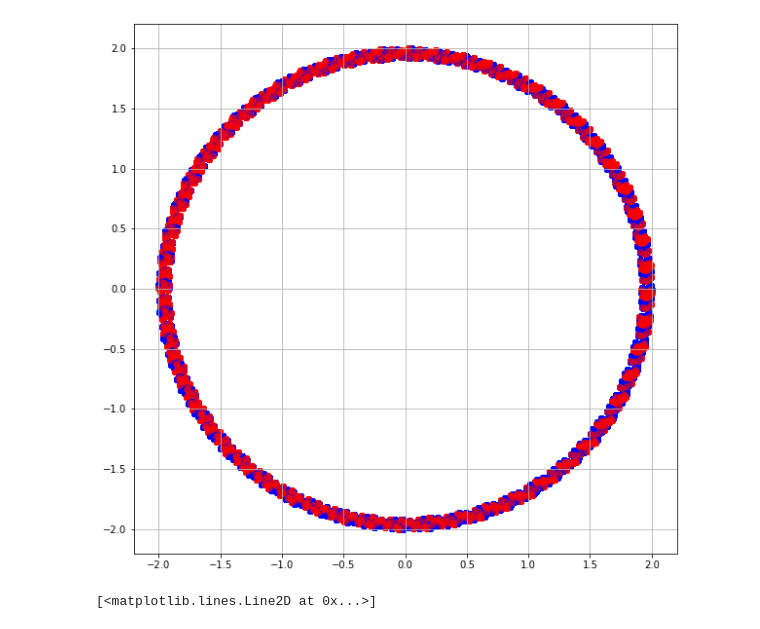
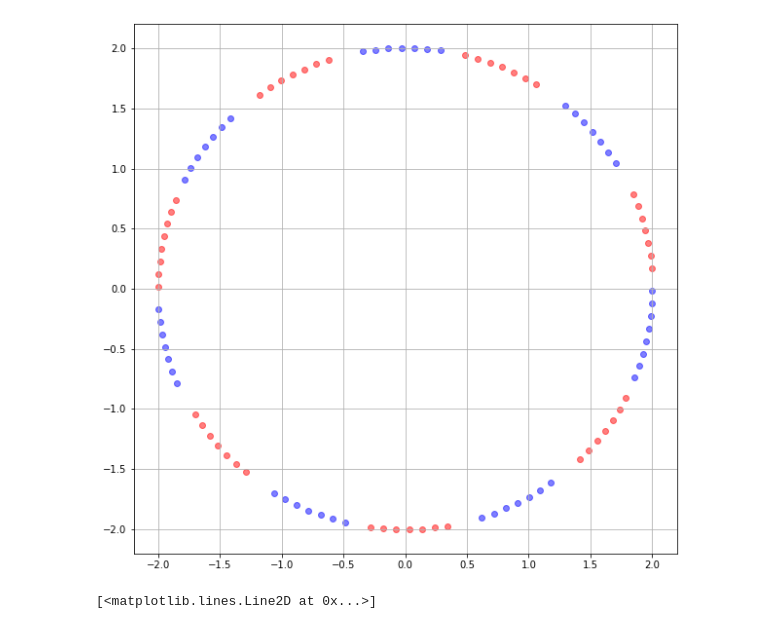
Before and after one commit to YongseokJo/NbodyPlus, a Jupyter notebook: test_problems/two_body/Untitled.ipynb, the cells around one changed output. Drawn from its saved outputs; the diff is of its cells as text; code cells hidden in the pictures.

```diff
--- a/test_problems/two_body/Untitled.ipynb
+++ b/test_problems/two_body/Untitled.ipynb
@@ -6,7 +6,7 @@ import matplotlib.pyplot as plt
 N=1000
 particles={"1":np.zeros((6,N)),"2":np.zeros((6,N))}
 for i in range(N):
-    f=open(f"../../src/output/snapshot_{50*i+1}.txt", "r")
+    f=open(f"../../src/output/snapshot_{5*i+1}.txt", "r")
     f.readline();f.readline();
     for j, line in enumerate(f.readlines()):
         quan = line.split()
@@ -18,12 +18,11 @@ for i in range(N):
         particles[f"{j+1}"][5,i] = quan[6]
 # %%
 plt.figure(figsize=(10,10))
-for i in range(N):
-    plt.scatter(particles['1'][0,:],particles['1'][1,:], c='b',alpha=0.5)
-    plt.scatter(particles['2'][0,:],particles['2'][1,:], c='r',alpha=0.5)
+plt.scatter(particles['1'][0,::20],particles['1'][1,::20], c='b',alpha=0.5)
+plt.scatter(particles['2'][0,::20],particles['2'][1,::20], c='r',alpha=0.5)
 plt.grid()
 # %% [output]
-[figure, old version]
+[figure, new version]
 # %%
 E=np.zeros((2,N));
 for j in range(2):
```
Also changed, not shown: 10 other files.
